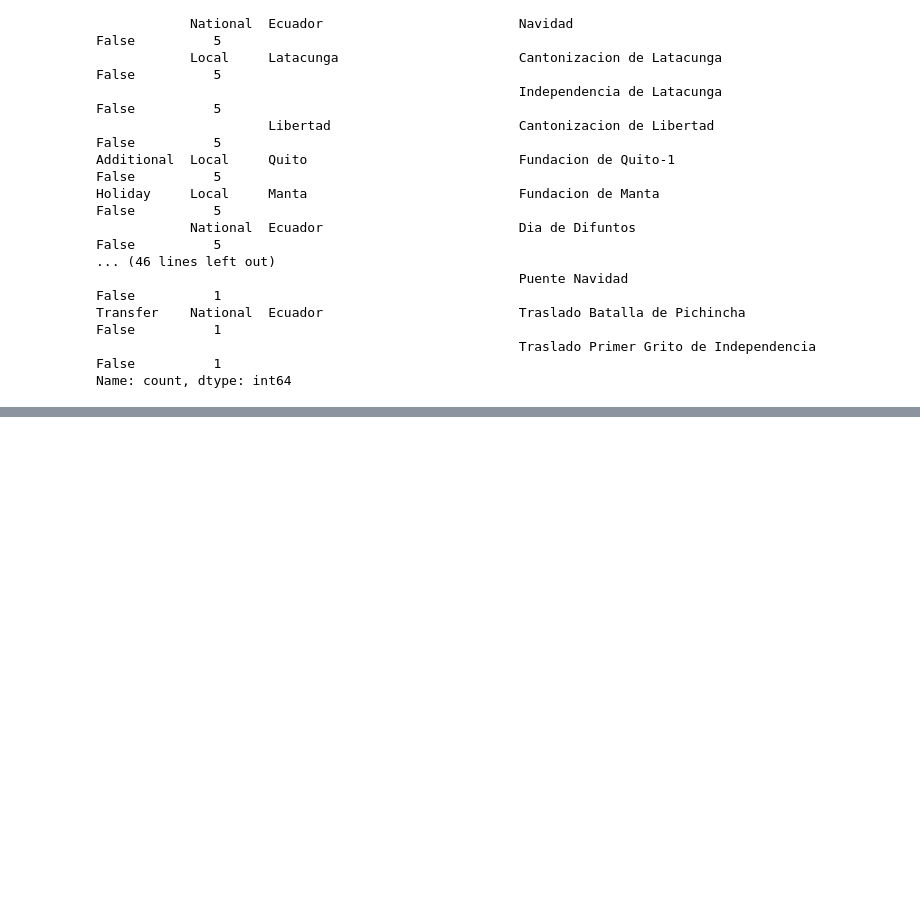
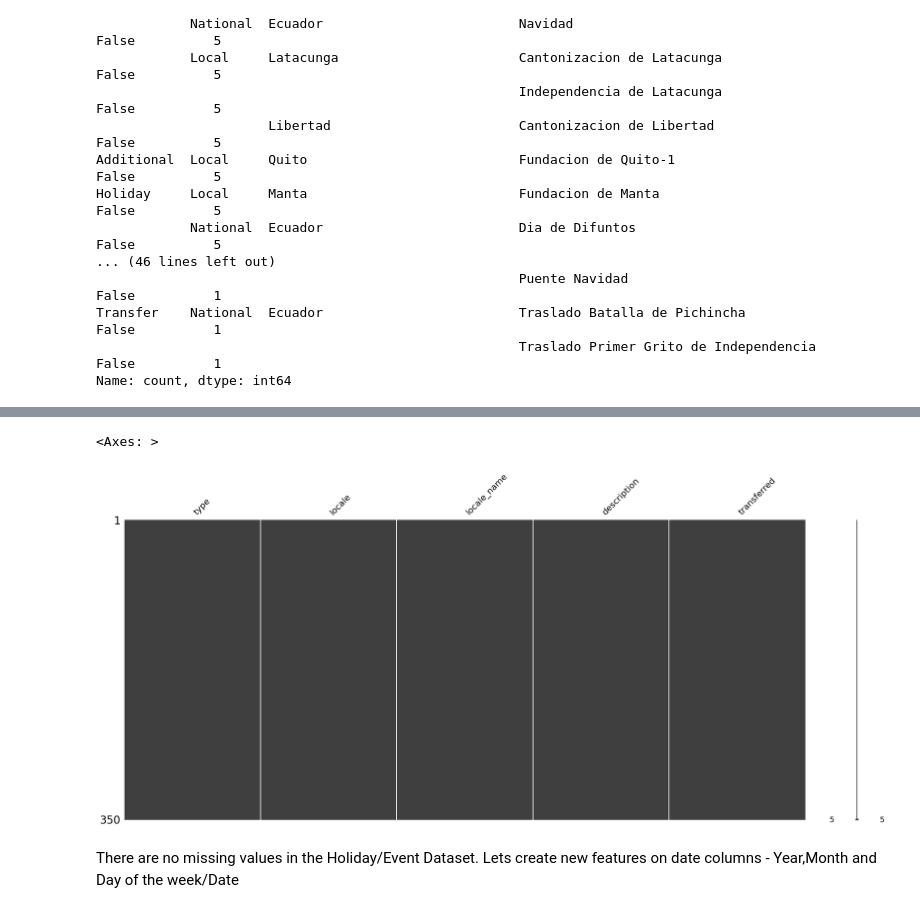
Before and after one commit to MarthaK-Coder/Azubi-Africa-LP3-Sprint, a Jupyter notebook: Project3 Notebook.ipynb, the cells around one changed output, grey strips where cells are left out. Cells and saved outputs as stored; diff of their text form; code cells hidden in the pictures; blank space fills up the shorter version.

```diff
--- a/Project3 Notebook.ipynb
+++ b/Project3 Notebook.ipynb
@@ -1107,0 +1118,8 @@ We have 235 duplicated holidays. Lets resample to check if they have same descri
+# %%
+#Lets plot the variables on a matrix
+msno.matrix(data_events)
+# %% [output]
+<Axes: >
+[figure, added]
+# %% [markdown]
+There are no missing values in the Holiday/Event Dataset. Lets create new features on date columns - Year,Month and Day of the week/Date
```
Also changed, not shown: parts of 48 cells of this notebook.
